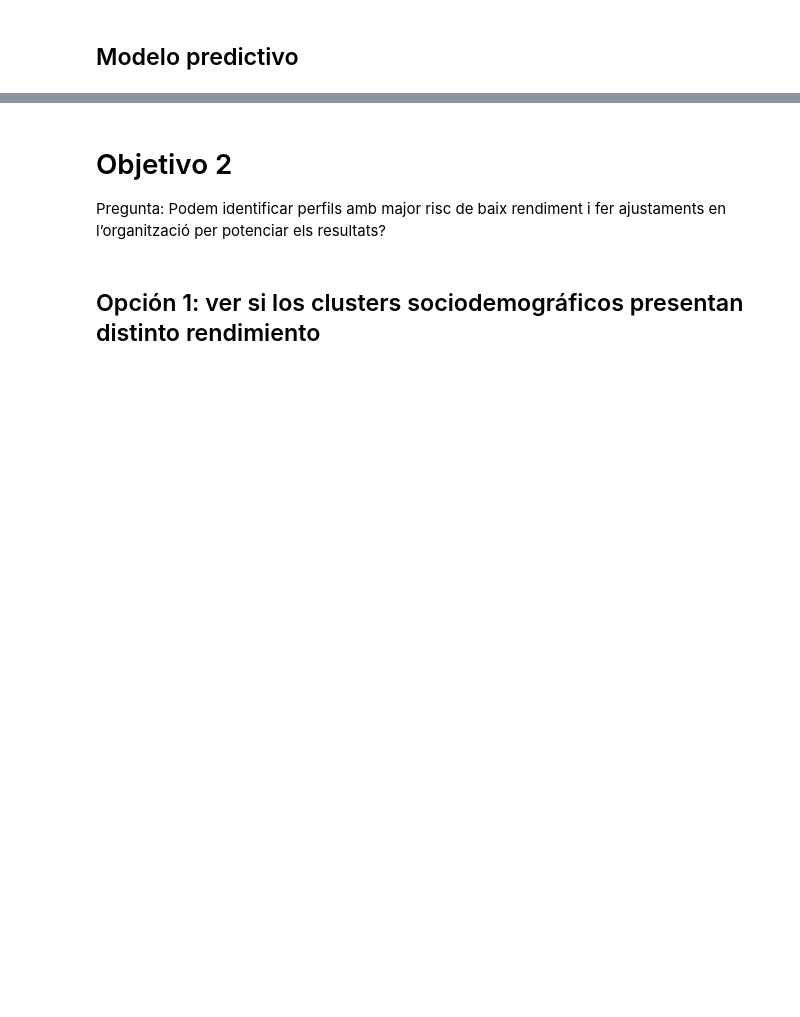
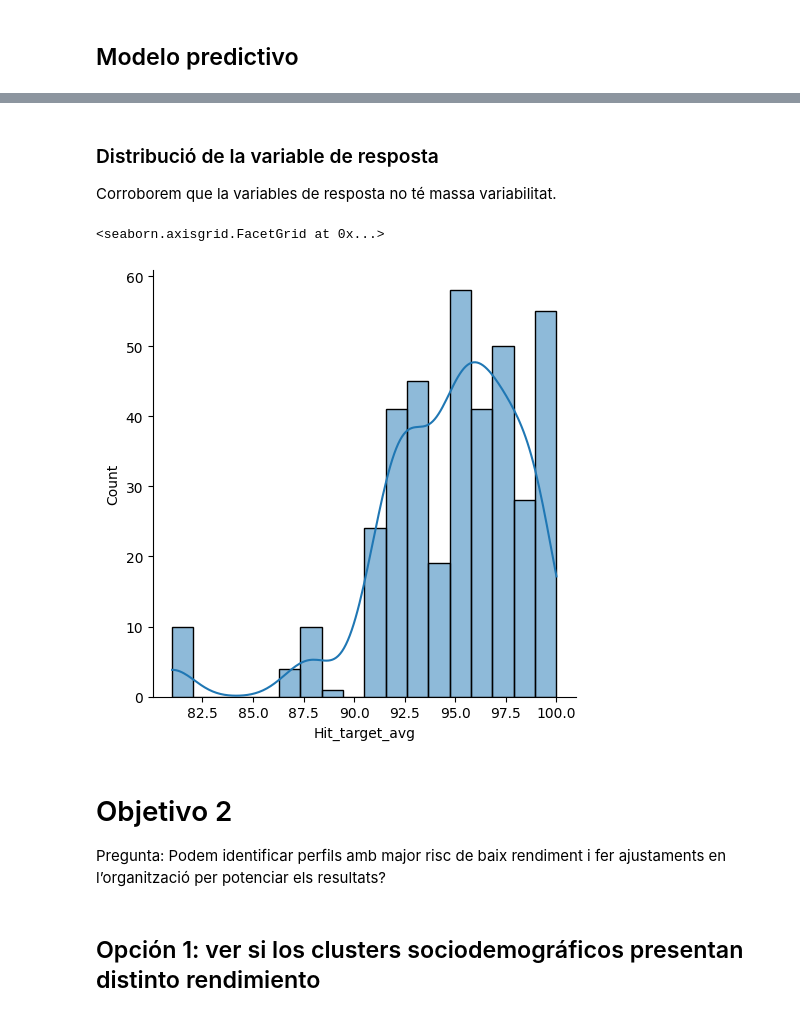
Before and after one commit to ITACADEMYprojectes/ProjecteData, a Jupyter notebook: Equip_15/Scripts/Analisis_Perfil_y_desempeno_061025.ipynb, the cells around one changed output, grey strips where cells are left out. Drawn from its saved outputs; the diff is of its cells as text; code cells hidden in the pictures; blank space fills up the shorter version.

Commit message:
Selección del modelo

```diff
--- a/Equip_15/Scripts/Analisis_Perfil_y_desempeno_061025.ipynb
+++ b/Equip_15/Scripts/Analisis_Perfil_y_desempeno_061025.ipynb
@@ -357,0 +416,13 @@ strong multicollinearity or other numerical problems.
+# %%
+formula_model3 = 'hit_target_avg_logit ~ Service_time'
+
+# 5. Ajustar regressió lineal (OLS)
+model3 = smf.ols(formula_model3, data=df).fit()
+
+# 6. Resultats
+print(model3.summary())
+
+# 7. Prediccions (tornar a escala original)
+df["pred_logit"] = model3.predict(df)
+df["pred_scaled"] = 1 / (1 + np.exp(-df["pred_logit"]))  # inverse logit
+df["pred_original"] = df["pred_scaled"] * 100
@@ -357,0 +451,13 @@ strong multicollinearity or other numerical problems.
+# %%
+formula_model4 = 'hit_target_avg_logit ~ Work_load_Average_day'
+
+# 5. Ajustar regressió lineal (OLS)
+model4 = smf.ols(formula_model4, data=df).fit()
+
+# 6. Resultats
+print(model4.summary())
+
+# 7. Prediccions (tornar a escala original)
+df["pred_logit"] = model4.predict(df)
+df["pred_scaled"] = 1 / (1 + np.exp(-df["pred_logit"]))  # inverse logit
+df["pred_original"] = df["pred_scaled"] * 100
@@ -357,0 +533,14 @@ strong multicollinearity or other numerical problems.
+# %%
+# 4. Definir el model
+formula_interac = 'hit_target_avg_logit ~ Distance_Residence_Work + Service_time + Work_load_Average_day + Distance_Residence_Work*Service_time + Distance_Residence_Work*Work_load_Average_day +  Service_time*Work_load_Average_day'
+
+# 5. Ajustar regressió lineal (OLS)
+model_interac = smf.ols(formula_interac, data=df).fit()
+
+# 6. Resultats
+print(model_interac.summary())
+
+# 7. Prediccions (tornar a escala original)
+df["pred_logit"] = model_interac.predict(df)
+df["pred_scaled"] = 1 / (1 + np.exp(-df["pred_logit"]))  # inverse logit
+df["pred_original"] = df["pred_scaled"] * 100
@@ -358,3 +565,12 @@ strong multicollinearity or other numerical problems.
+# %% [markdown]
+### Distribució de la variable de resposta
+
+Corroborem que la variables de resposta no té massa variabilitat.
+# %%
+sns.displot(data=df["Hit_target_avg"], kde=True )
+# %% [output]
+<seaborn.axisgrid.FacetGrid at 0x...>
+[figure, added]
 # %% [markdown]
 # Objetivo 2
 
```
Also changed, not shown: parts of 14 cells of this notebook.
